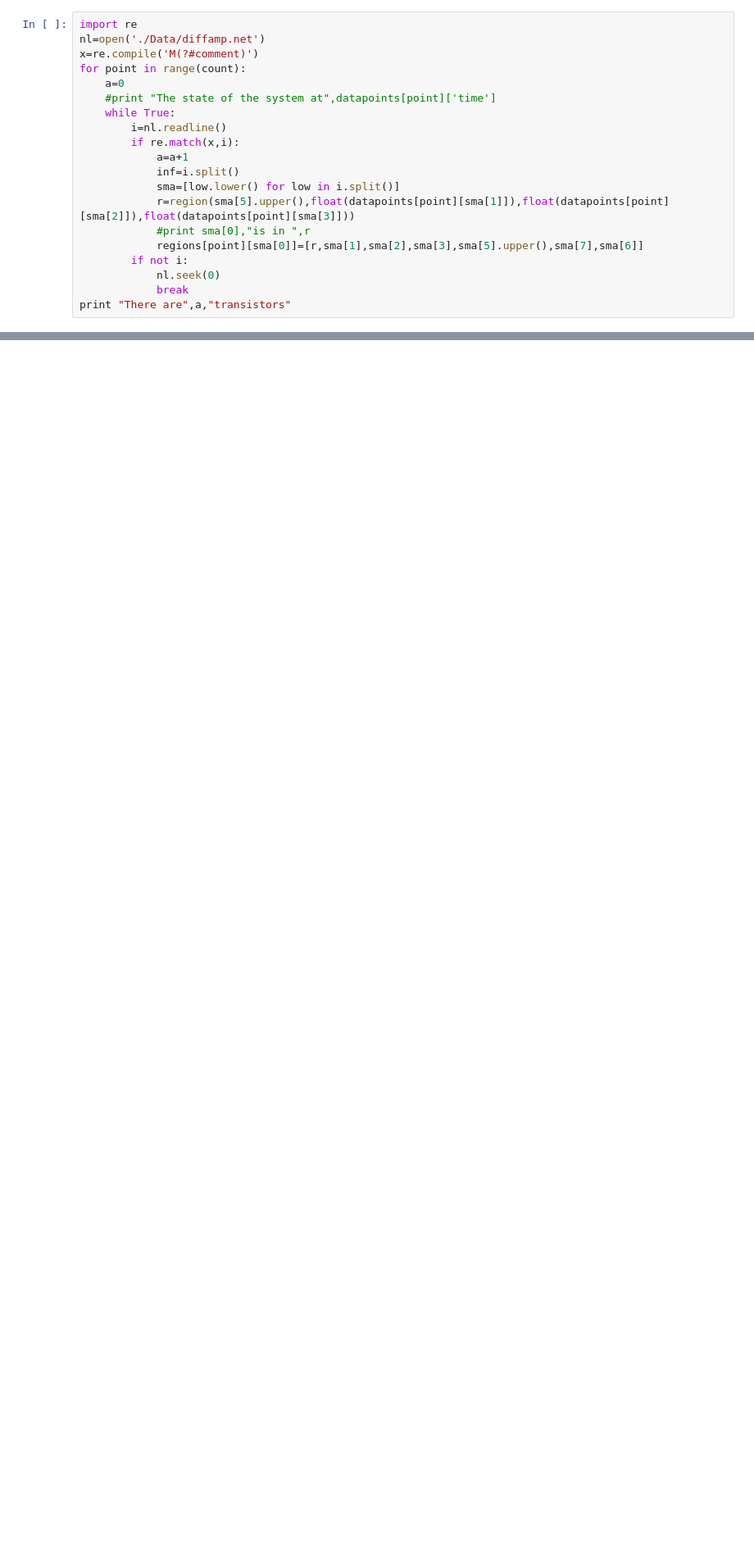
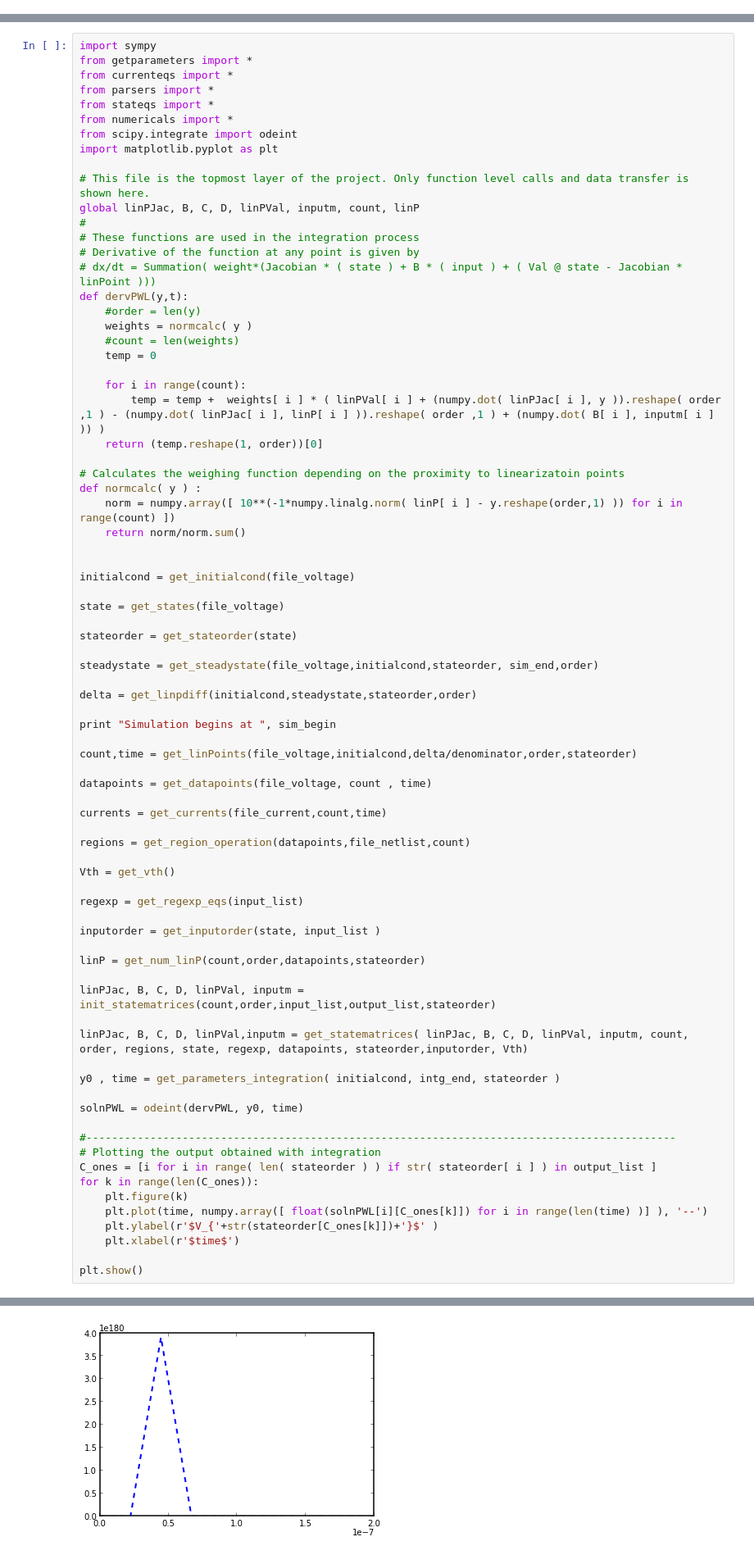
Before and after one commit to cvbrgava/ddp, a Jupyter notebook: notebook/Parser.ipynb, the cells around one changed output, grey strips where cells are left out. Shown: that part at 82% size. Cells and saved outputs as stored; diff of their text form; blank space fills up the shorter version.

```diff
--- a/notebook/Parser.ipynb
+++ b/notebook/Parser.ipynb
@@ -172,20 +0,0 @@ Vth={'m15':0.477,'m14':0.477,'m10':0.477,'m8':0.477,'mc5':0.477,'mc2':0.477,'m6'
-# %%
-import re
-nl=open('./Data/diffamp.net')
-x=re.compile('M(?#comment)')
-for point in range(count):
-    a=0
-    #print "The state of the system at",datapoints[point]['time']
-    while True:
-        i=nl.readline()
-        if re.match(x,i):
-            a=a+1
-            inf=i.split()
-            sma=[low.lower() for low in i.split()]
-            r=region(sma[5].upper(),float(datapoints[point][sma[1]]),float(datapoints[point][sma[2]]),float(datapoints[point][sma[3]]))
-            #print sma[0],"is in ",r
-            regions[point][sma[0]]=[r,sma[1],sma[2],sma[3],sma[5].upper(),sma[7],sma[6]]
-        if not i:
-            nl.seek(0)
-            break
-print "There are",a,"transistors"
@@ -193,0 +3,79 @@ There are 21 transistors
+# %%
+import sympy
+from getparameters import *
+from currenteqs import *
+from parsers import *
+from stateqs import *
+from numericals import *
+from scipy.integrate import odeint
+import matplotlib.pyplot as plt
+
+# This file is the topmost layer of the project. Only function level calls and data transfer is shown here.
+global linPJac, B, C, D, linPVal, inputm, count, linP
+#
+# These functions are used in the integration process
+# Derivative of the function at any point is given by
+# dx/dt = Summation( weight*(Jacobian * ( state ) + B * ( input ) + ( Val @ state - Jacobian * linPoint )))
+def dervPWL(y,t):
+	#order = len(y)
+	weights = normcalc( y )
+	#count = len(weights)
+	temp = 0
+
+	for i in range(count):
+		temp = temp +  weights[ i ] * ( linPVal[ i ] + (numpy.dot( linPJac[ i ], y )).reshape( order ,1 ) - (numpy.dot( linPJac[ i ], linP[ i ] )).reshape( order ,1 ) + (numpy.dot( B[ i ], inputm[ i ] )) )
+	return (temp.reshape(1, order))[0]
+
+# Calculates the weighing function depending on the proximity to linearizatoin points
+def normcalc( y ) :
+	norm = numpy.array([ 10**(-1*numpy.linalg.norm( linP[ i ] - y.reshape(order,1) )) for i in range(count) ])
+	return norm/norm.sum()
+
+
+initialcond = get_initialcond(file_voltage)
+
+state = get_states(file_voltage)
+
+stateorder = get_stateorder(state)
+
+steadystate = get_steadystate(file_voltage,initialcond,stateorder, sim_end,order)
+
+delta = get_linpdiff(initialcond,steadystate,stateorder,order)
+
+print "Simulation begins at ", sim_begin
+
+count,time = get_linPoints(file_voltage,initialcond,delta/denominator,order,stateorder)
+
+datapoints = get_datapoints(file_voltage, count , time)
+
+currents = get_currents(file_current,count,time)
+
+regions = get_region_operation(datapoints,file_netlist,count)
+
+Vth = get_vth()
+
+regexp = get_regexp_eqs(input_list)
+
+inputorder = get_inputorder(state, input_list )
+
+linP = get_num_linP(count,order,datapoints,stateorder)
+
+linPJac, B, C, D, linPVal, inputm = init_statematrices(count,order,input_list,output_list,stateorder)
+
+linPJac, B, C, D, linPVal,inputm = get_statematrices( linPJac, B, C, D, linPVal, inputm, count, order, regions, state, regexp, datapoints, stateorder,inputorder, Vth)
+
+y0 , time = get_parameters_integration( initialcond, intg_end, stateorder )
+
+solnPWL = odeint(dervPWL, y0, time)
+
+#--------------------------------------------------------------------------------------------
+# Plotting the output obtained with integration
+C_ones = [i for i in range( len( stateorder ) ) if str( stateorder[ i ] ) in output_list ]
+for k in range(len(C_ones)):
+    plt.figure(k)
+    plt.plot(time, numpy.array([ float(solnPWL[i][C_ones[k]]) for i in range(len(time) )] ), '--')
+    plt.ylabel(r'$V_{'+str(stateorder[C_ones[k]])+'}$' )
+    plt.xlabel(r'$time$')
+
+plt.show()
+# %% [output]
@@ -194,2 +99,3 @@ There are 21 transistors
+[figure, added]
 # %% [markdown]
 #### Checking for Mode of operation and substitution of current equations
```
Also changed, not shown: parts of 56 cells of this notebook, 7 other files.
